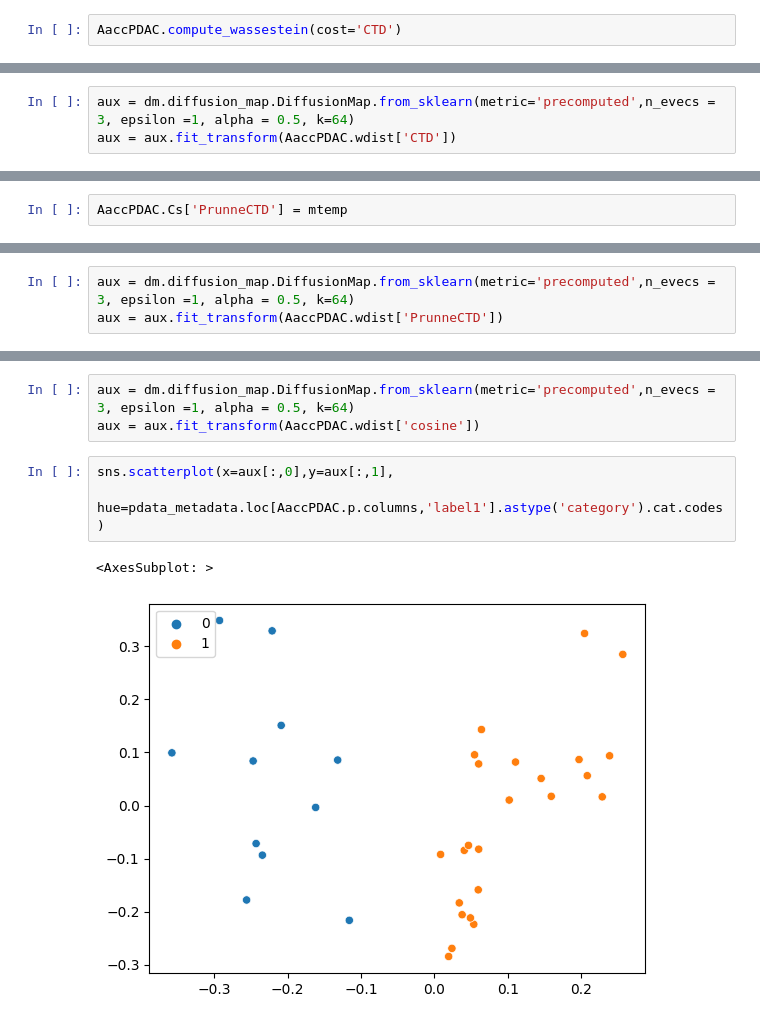
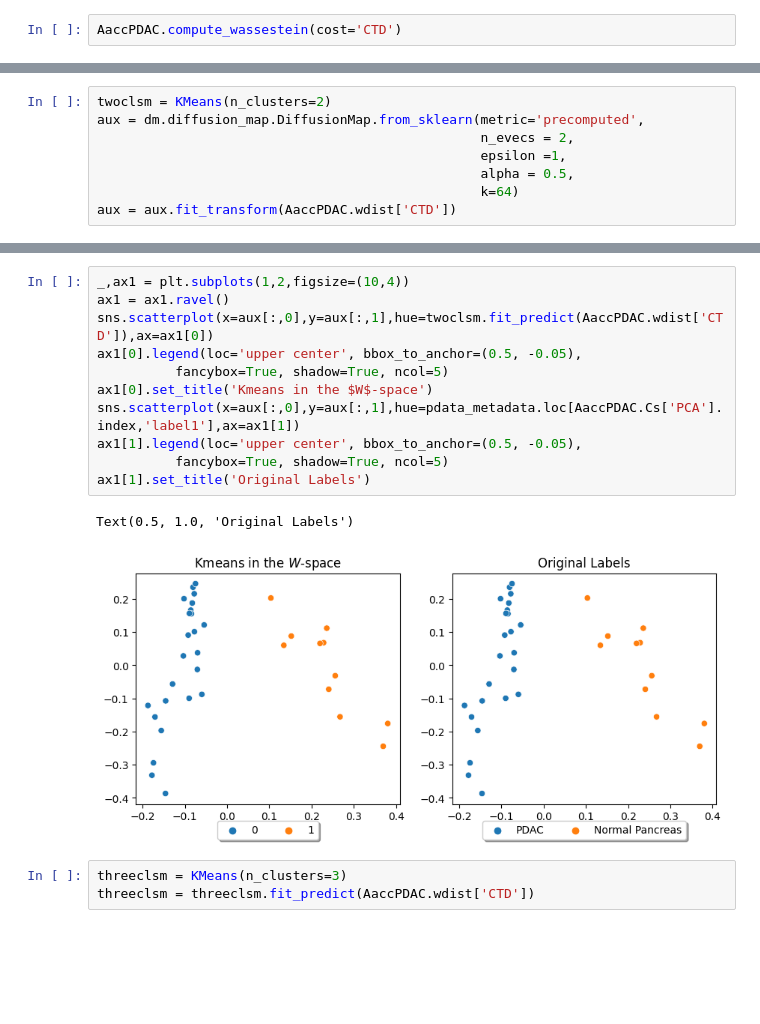
Before and after one commit to jsnagai/scACCorDiON, a Jupyter notebook: tutorials/Tutorial-aCCORDiON.ipynb, the cells around one changed output, grey strips where cells are left out. Cells and saved outputs as stored; diff of their text form; blank space fills up the shorter version.

```diff
--- a/tutorials/Tutorial-aCCORDiON.ipynb
+++ b/tutorials/Tutorial-aCCORDiON.ipynb
@@ -54,3 +68,8 @@ import pydiffmap as dm
 # %%
-aux = dm.diffusion_map.DiffusionMap.from_sklearn(metric='precomputed',n_evecs = 3, epsilon =1, alpha = 0.5, k=64)
+twoclsm = KMeans(n_clusters=2)
+aux = dm.diffusion_map.DiffusionMap.from_sklearn(metric='precomputed',
+                                                 n_evecs = 2,
+                                                 epsilon =1,
+                                                 alpha = 0.5,
+                                                 k=64)
 aux = aux.fit_transform(AaccPDAC.wdist['CTD'])
@@ -78,2 +75,0 @@ sns.kdeplot(mtemp.ravel())
-# %%
-AaccPDAC.Cs['PrunneCTD'] = mtemp
@@ -82,3 +75,0 @@ AaccPDAC.compute_wassestein(cost='PrunneCTD')
-# %%
-aux = dm.diffusion_map.DiffusionMap.from_sklearn(metric='precomputed',n_evecs = 3, epsilon =1, alpha = 0.5, k=64)
-aux = aux.fit_transform(AaccPDAC.wdist['PrunneCTD'])
@@ -90,9 +76,17 @@ sns.scatterplot(x=aux[:,0],y=aux[:,1],hue=clsm.fit_predict(AaccPDAC.wdist['Prunn
-# %%
-aux = dm.diffusion_map.DiffusionMap.from_sklearn(metric='precomputed',n_evecs = 3, epsilon =1, alpha = 0.5, k=64)
-aux = aux.fit_transform(AaccPDAC.wdist['cosine'])
-# %%
-sns.scatterplot(x=aux[:,0],y=aux[:,1],
-                hue=pdata_metadata.loc[AaccPDAC.p.columns,'label1'].astype('category').cat.codes)
-# %% [output]
-<AxesSubplot: >
-[figure, removed]
+# %%
+_,ax1 = plt.subplots(1,2,figsize=(10,4))
+ax1 = ax1.ravel()
+sns.scatterplot(x=aux[:,0],y=aux[:,1],hue=twoclsm.fit_predict(AaccPDAC.wdist['CTD']),ax=ax1[0])
+ax1[0].legend(loc='upper center', bbox_to_anchor=(0.5, -0.05),
+          fancybox=True, shadow=True, ncol=5)
+ax1[0].set_title('Kmeans in the $W$-space')
+sns.scatterplot(x=aux[:,0],y=aux[:,1],hue=pdata_metadata.loc[AaccPDAC.Cs['PCA'].index,'label1'],ax=ax1[1])
+ax1[1].legend(loc='upper center', bbox_to_anchor=(0.5, -0.05),
+          fancybox=True, shadow=True, ncol=5)
+ax1[1].set_title('Original Labels')
+# %% [output]
+Text(0.5, 1.0, 'Original Labels')
+[figure, added]
+# %%
+threeclsm = KMeans(n_clusters=3)
+threeclsm = threeclsm.fit_predict(AaccPDAC.wdist['CTD'])
```
Also changed, not shown: parts of 27 cells of this notebook.
